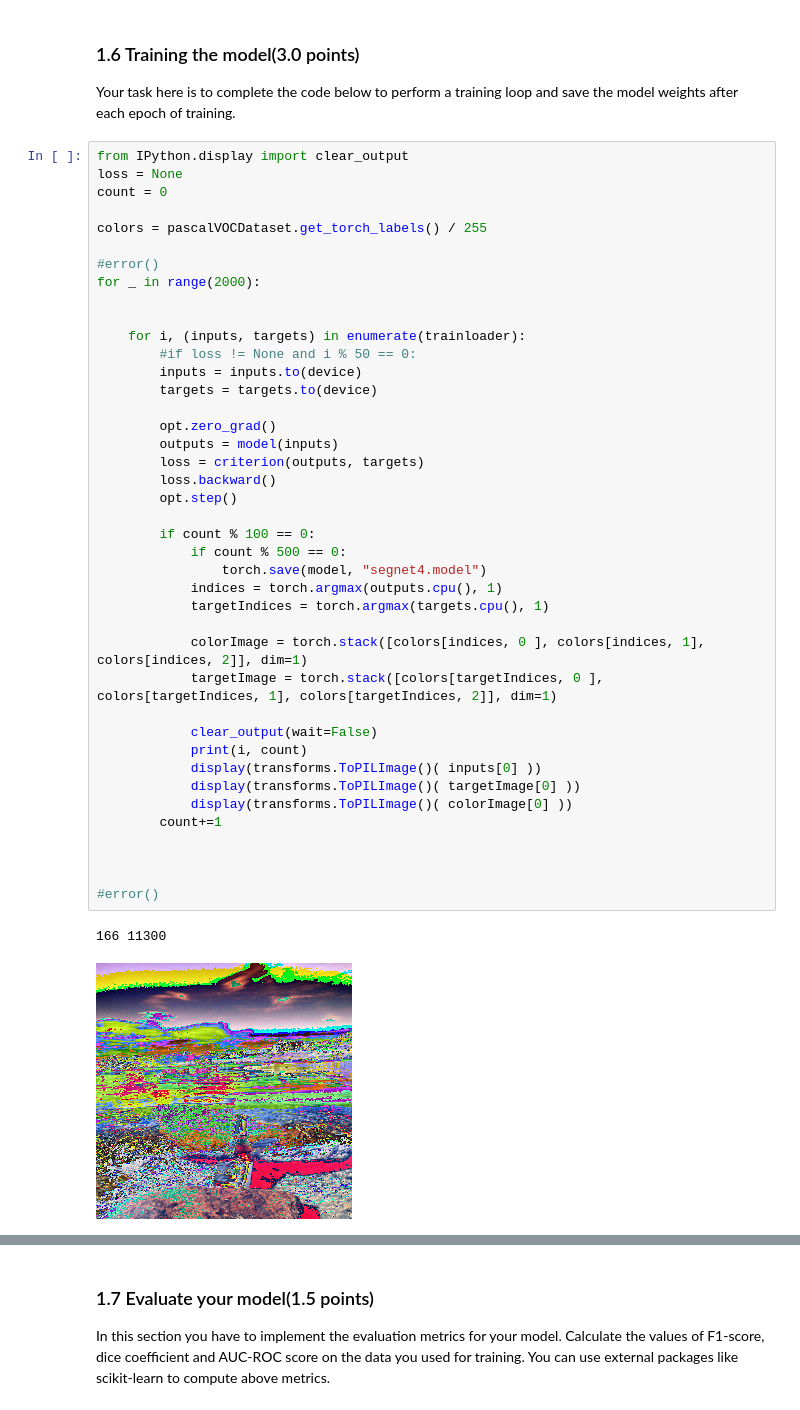
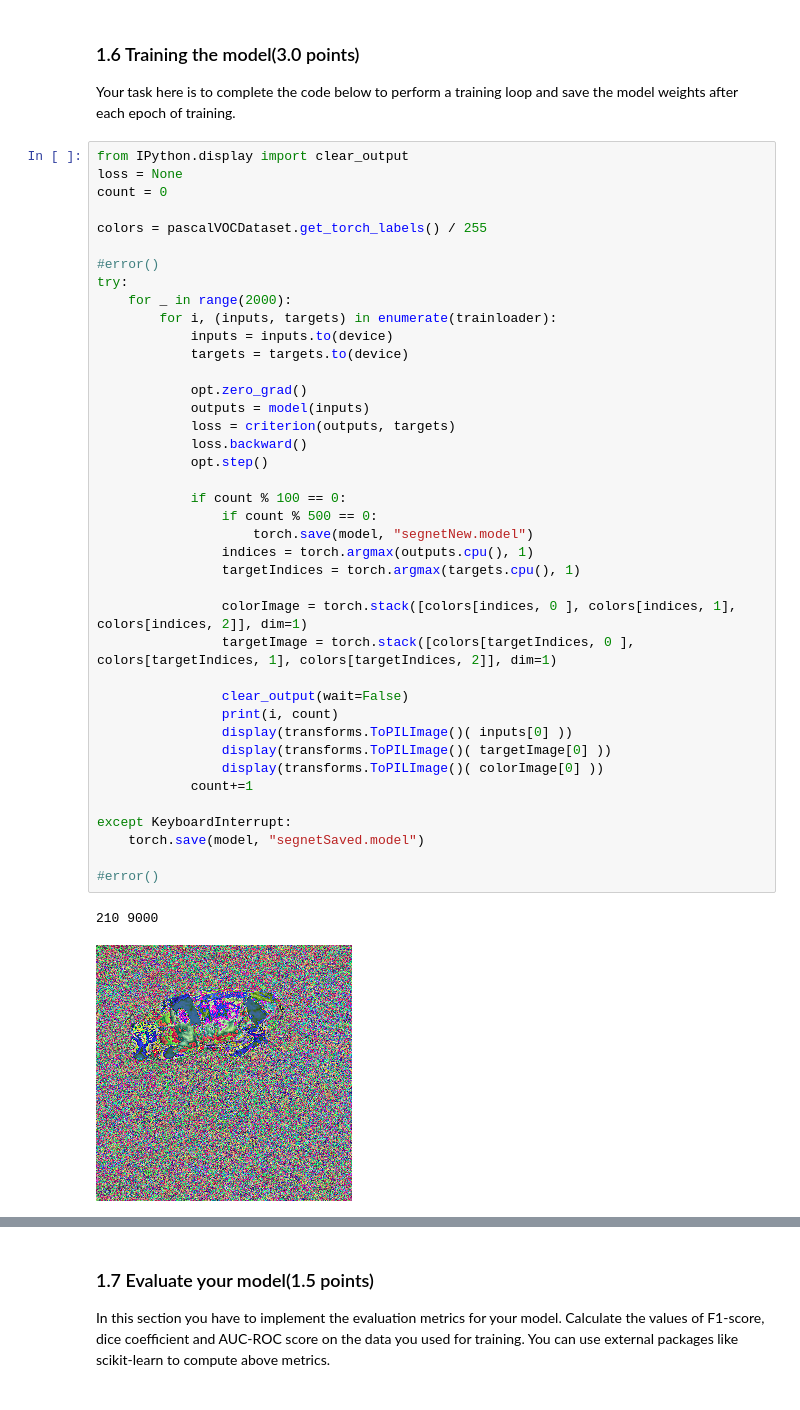
Before and after one commit to buvnswrn/Image-Segmentation, a Jupyter notebook: Vision_task_1.ipynb, the cells around one changed output, grey strips where cells are left out. Cells and saved outputs as stored; diff of their text form.

```diff
--- a/Vision_task_1.ipynb
+++ b/Vision_task_1.ipynb
@@ -657,44 +675,43 @@ Your task here is to complete the code below to perform a training loop and save
 # %%
 from IPython.display import clear_output
 loss = None
 count = 0
 
 colors = pascalVOCDataset.get_torch_labels() / 255
 
 #error()
-for _ in range(2000):
+try:
+    for _ in range(2000):
+        for i, (inputs, targets) in enumerate(trainloader):
+            inputs = inputs.to(device)
+            targets = targets.to(device)
 
+            opt.zero_grad()
+            outputs = model(inputs)
+            loss = criterion(outputs, targets)
+            loss.backward()
+            opt.step()
 
-    for i, (inputs, targets) in enumerate(trainloader):
-        #if loss != None and i % 50 == 0:
-        inputs = inputs.to(device)
-        targets = targets.to(device)
+            if count % 100 == 0:
+                if count % 500 == 0:
+                    torch.save(model, "segnetNew.model")
+                indices = torch.argmax(outputs.cpu(), 1)
+                targetIndices = torch.argmax(targets.cpu(), 1)
 
-        opt.zero_grad()
-        outputs = model(inputs)
-        loss = criterion(outputs, targets)
-        loss.backward()
-        opt.step()
+                colorImage = torch.stack([colors[indices, 0 ], colors[indices, 1], colors[indices, 2]], dim=1)
+                targetImage = torch.stack([colors[targetIndices, 0 ], colors[targetIndices, 1], colors[targetIndices, 2]], dim=1)
 
-        if count % 100 == 0:
-            if count % 500 == 0:
-                torch.save(model, "segnet4.model")
-            indices = torch.argmax(outputs.cpu(), 1)
-            targetIndices = torch.argmax(targets.cpu(), 1)
+                clear_output(wait=False)
+                print(i, count)
+                display(transforms.ToPILImage()( inputs[0] ))
+                display(transforms.ToPILImage()( targetImage[0] ))
+                display(transforms.ToPILImage()( colorImage[0] ))
+            count+=1
 
-            colorImage = torch.stack([colors[indices, 0 ], colors[indices, 1], colors[indices, 2]], dim=1)
-            targetImage = torch.stack([colors[targetIndices, 0 ], colors[targetIndices, 1], colors[targetIndices, 2]], dim=1)
-
-            clear_output(wait=False)
-            print(i, count)
-            display(transforms.ToPILImage()( inputs[0] ))
-            display(transforms.ToPILImage()( targetImage[0] ))
-            display(transforms.ToPILImage()( colorImage[0] ))
-        count+=1
-
-
+except KeyboardInterrupt:
+    torch.save(model, "segnetSaved.model")
 
 #error()
 # %% [output]
-166 11300
+210 9000
-[figure, old version]
+[figure, new version]
```
Also changed, not shown: parts of 2 cells of this notebook, 3 other files.
